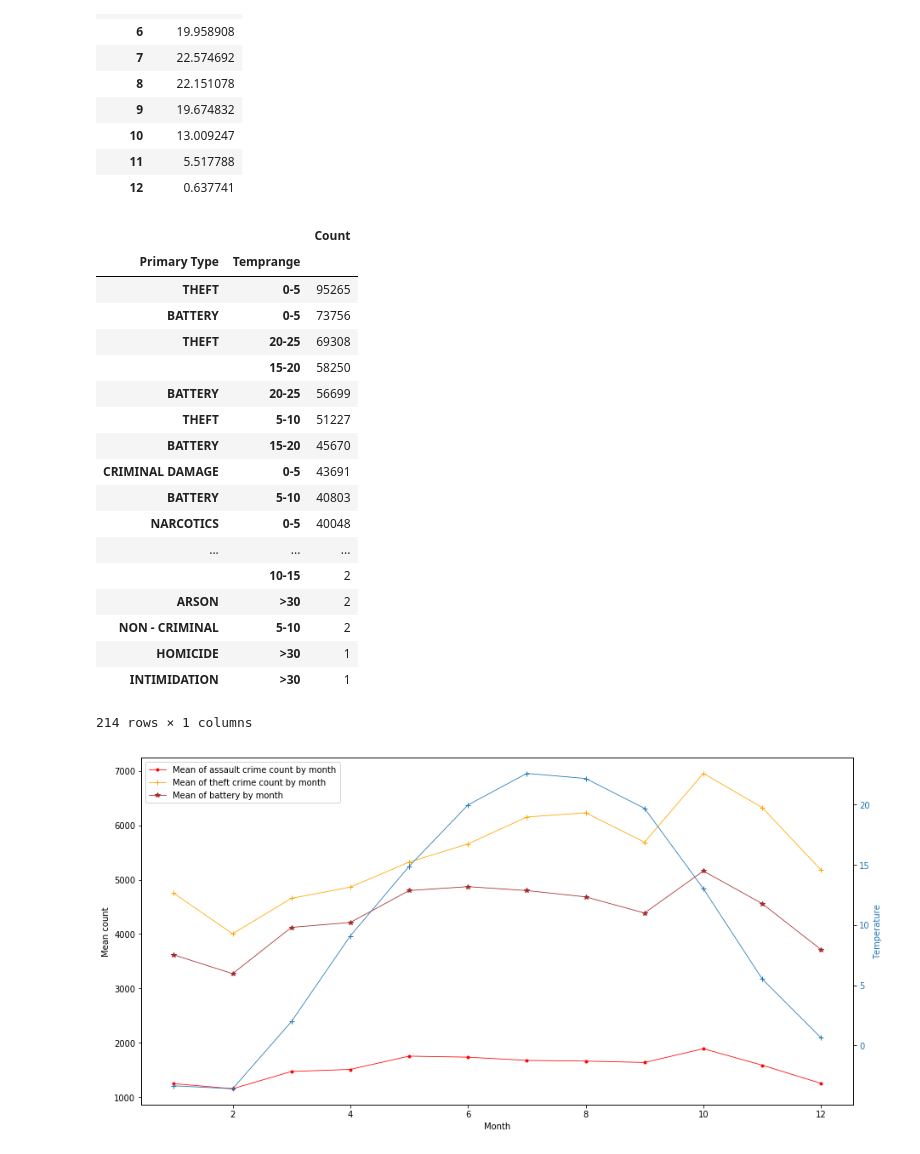
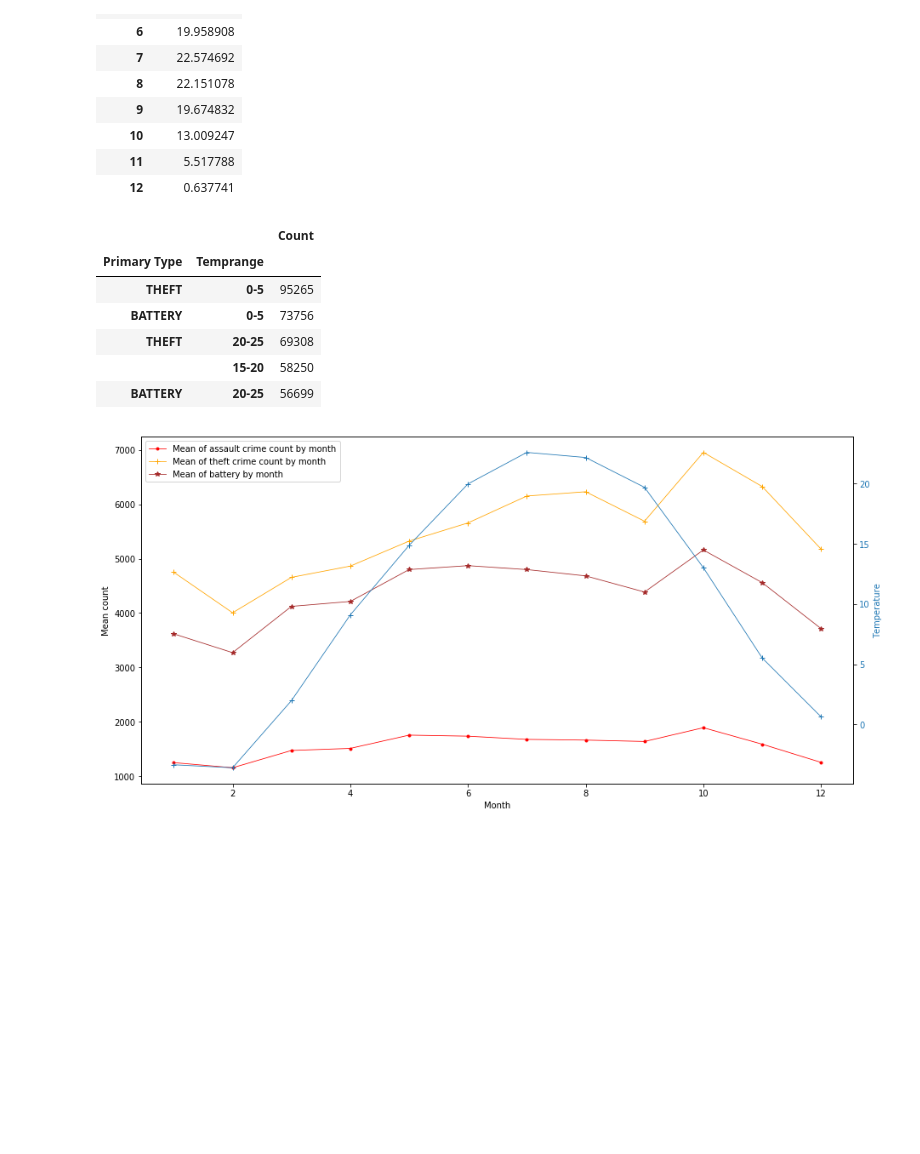
Before and after one commit to AprilW048/Final_Project, a Jupyter notebook: Weatherindex_and_Crime.ipynb, the cells around one changed output. Saved outputs shown, nothing was run; the diff lists cells and outputs as text; code cells hidden in the pictures; blank space fills up the shorter version.

```diff
--- a/Weatherindex_and_Crime.ipynb
+++ b/Weatherindex_and_Crime.ipynb
@@ -203,13 +40,13 @@ def normalize_humidity(df, colname):
 # %%
 ###Read data used to prove hypothesis 1
 
-Humiditiy = read_indata('./historical-hourly-weather-data/humidity.csv')
-Pressure = read_indata('./historical-hourly-weather-data/pressure.csv')
-Temperature = read_indata('./historical-hourly-weather-data/temperature.csv')
-weather_description = read_indata('./historical-hourly-weather-data/weather_description.csv')
-wind_direction = read_indata('./historical-hourly-weather-data/wind_direction.csv')
-wind_speed = read_indata('./historical-hourly-weather-data/wind_speed.csv')
-chicago_crime = read_indata('./Chicago_crime_2012-2017.csv')
+Humiditiy = FUNC.read_indata('./historical-hourly-weather-data/humidity.csv')
+Pressure = FUNC.read_indata('./historical-hourly-weather-data/pressure.csv')
+Temperature = FUNC.read_indata('./historical-hourly-weather-data/temperature.csv')
+weather_description = FUNC.read_indata('./historical-hourly-weather-data/weather_description.csv')
+wind_direction = FUNC.read_indata('./historical-hourly-weather-data/wind_direction.csv')
+wind_speed = FUNC.read_indata('./historical-hourly-weather-data/wind_speed.csv')
+chicago_crime = FUNC.read_indata('./Chicago_crime_2012-2017.csv')
 # %%
 ## Make a list of weather dataframe, generate year, month, day columns in the weather dataframes
 df_list = [Humiditiy, Pressure, Temperature, wind_direction,wind_speed]
@@ -228,8 +65,8 @@ Humiditiy.head()
 | 4 | 2012-10-01 16:00:00 | 77.0 | 80.0 | 85.0 | 79.0 | 88.0 | 81.0 | 21.0 | 23.0 | ... |
 5 rows × 40 columns
 # %%
-new_df_list = get_city_weather('Chicago', df_list, stringlist)
-weather_all = mergeall_weather(new_df_list, ['year', 'month', 'day'])
+new_df_list = FUNC.get_city_weather('Chicago', df_list, stringlist)
+weather_all = FUNC.mergeall_weather(new_df_list, ['year', 'month', 'day'])
 
 chicago_crime['year'] = chicago_crime.Date.str[6:10]
 chicago_crime['month'] = chicago_crime.Date.str[0:2]
@@ -270,7 +107,7 @@ chi_crime_per_day.head(20)
 | 18 | 2012 | 1 | 1 | CRIMINAL DAMAGE | True | False | 18 |
 | 19 | 2012 | 1 | 1 | CRIMINAL DAMAGE | True | True | 1 |
 # %%
-crime_weather= merge_dataframe(weather_all,chi_crime_per_day,['year', 'month', 'day'])
+crime_weather= FUNC.merge_dataframe(weather_all,chi_crime_per_day,['year', 'month', 'day'])
 crime_weather = crime_weather.dropna()
 crime_weather['Temperature'] = crime_weather['Temperature'] - 273.15
 # %%
@@ -377,33 +214,21 @@ Temp_bymonth
 | 11 | 5.517788 |
 | 12 | 0.637741 |
 # %%
-Temp_sub['Temprange'] = Temp_sub.apply(vectorize_temperature, axis=1)
+Temp_sub['Temprange'] = Temp_sub.apply(FUNC.vectorize_temperature, axis=1)
 
 Temp_sub3 = pd.DataFrame(Temp_sub.groupby(['Primary Type','Temprange']).agg({'Count': np.sum}))
 
 asc_temp_sub3 = Temp_sub3.sort_values(by = "Count", ascending = 0)
 
-asc_temp_sub3
+asc_temp_sub3.head()
 # %% [output]
 |  |  | Count |
 | Primary Type | Temprange |  |
 | THEFT | 0-5 | 95265 |
 | BATTERY | 0-5 | 73756 |
 | THEFT | 20-25 | 69308 |
 |  | 15-20 | 58250 |
 | BATTERY | 20-25 | 56699 |
-| THEFT | 5-10 | 51227 |
-| BATTERY | 15-20 | 45670 |
-| CRIMINAL DAMAGE | 0-5 | 43691 |
-| BATTERY | 5-10 | 40803 |
-| NARCOTICS | 0-5 | 40048 |
-| ... | ... | ... |
-|  | 10-15 | 2 |
-| ARSON | >30 | 2 |
-| NON - CRIMINAL | 5-10 | 2 |
-| HOMICIDE | >30 | 1 |
-| INTIMIDATION | >30 | 1 |
-214 rows × 1 columns
 # %%
 fig, ax1 = plt.subplots(figsize = (15,7.5))
 
```
Also changed, not shown: parts of 37 cells of this notebook.
